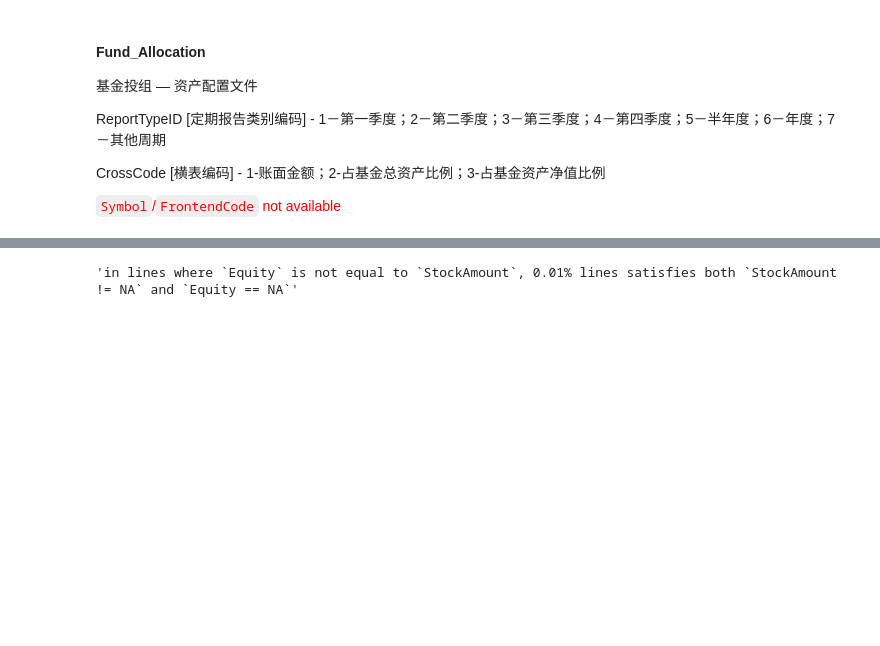
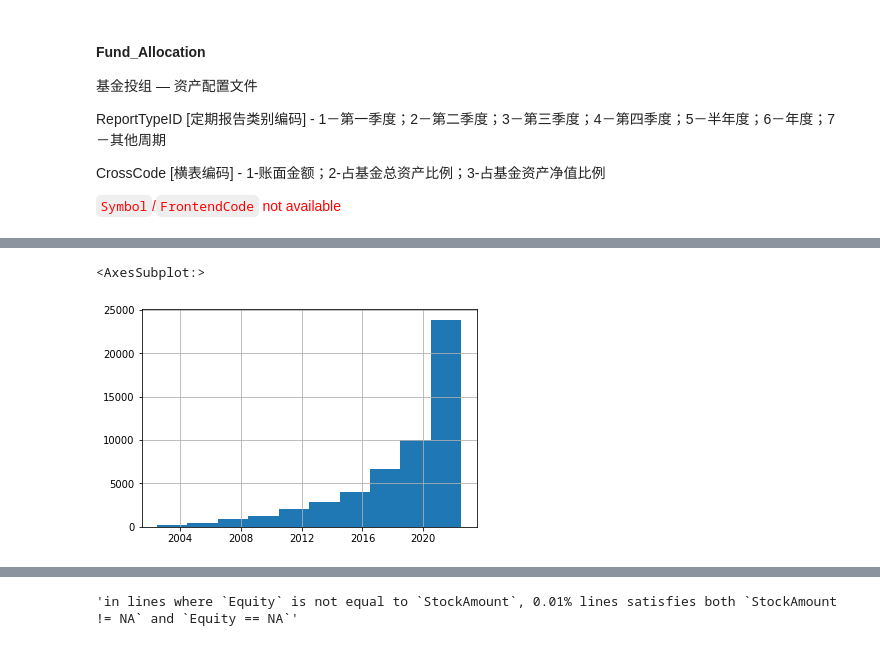
Before and after one commit to dacianpeng/mutual-fund-effective-or-not-Evidence-from-China, a Jupyter notebook: main.ipynb, the cells around one changed output, grey strips where cells are left out. Drawn from its saved outputs; the diff is of its cells as text; code cells hidden in the pictures; blank space fills up the shorter version.

Commit message:
temp stage

```diff
--- a/main.ipynb
+++ b/main.ipynb
@@ -294,0 +618,2 @@ CrossCode [横表编码] - 1-账面金额；2-占基金总资产比例；3-占
+# %%
+allocation['proportion'] = allocation.Equity / allocation.TotalAsset
@@ -295 +638,7 @@ CrossCode [横表编码] - 1-账面金额；2-占基金总资产比例；3-占
+# %%
+temp = allocation[allocation.ReportTypeID == 2]
+temp[temp.Equity / temp.TotalAsset > .3].EndDate.sort_values().hist()
+# %% [output]
+<AxesSubplot:>
+[figure, added]
 # %%
```
Also changed, not shown: parts of 95 cells of this notebook, 12 other files.
